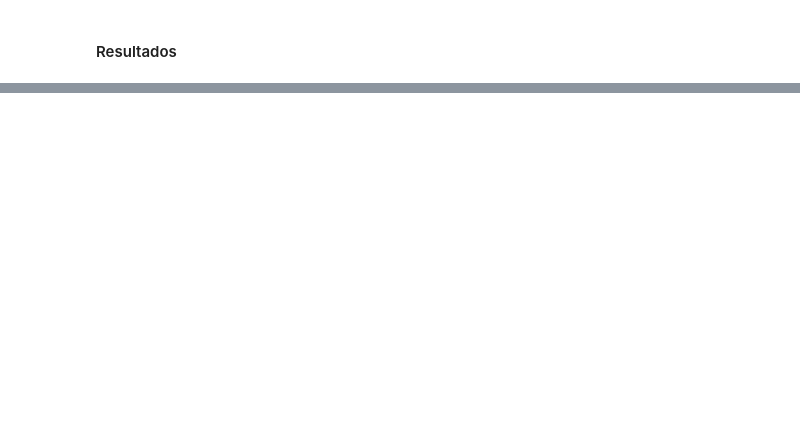
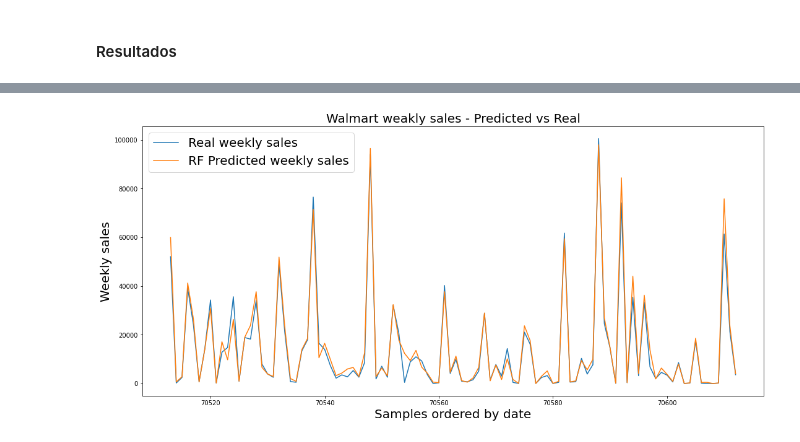
Before and after one commit to wesleydecezere/programa_ds_fc, a Jupyter notebook: Entrega 6 - Séries Temporais/Series_Temporais_Exercicio.ipynb, the cells around one changed output, grey strips where cells are left out. Saved outputs shown, nothing was run; the diff lists cells and outputs as text; code cells hidden in the pictures; blank space fills up the shorter version.

```diff
--- a/Entrega 6 - Séries Temporais/Series_Temporais_Exercicio.ipynb
+++ b/Entrega 6 - Séries Temporais/Series_Temporais_Exercicio.ipynb
@@ -515,0 +505,17 @@ ValueError: min_samples_split must be an integer greater than 1 or a float in (0
+# %%
+# seta melhor opção baseada nos hiperparâmetros
+# utiliza as melhores opções de hiperparâmetros encontrados
+rf_model_cv_gs = RandomForestRegressor(random_state=SEED)
+
+#rf_model_cv_gs.set_params(n_estimators = grid_search.best_params_['n_estimators'],
+#                          max_features = grid_search.best_params_['max_features'],
+#                          min_samples_split = grid_search.best_params_['min_samples_split'],
+#                          )
+
+rf_model_cv_gs.set_params(n_estimators = 50,
+                          max_features = 14,
+                          min_samples_split = 4,
+                          )
+
+# treina modelo com todos os dados de treino disponíveis e com os melhores hiperparâmetros encontrados
+rf_model_cv_gs.fit(X_training, y_training)
@@ -517,5 +531,5 @@ ValueError: min_samples_split must be an integer greater than 1 or a float in (0
 #### Resultados
 # %%
 # prevendo os valores no dataset de teste
-y_pred_test = rf_model_1.predict(X_test)
+y_pred_test = rf_model_cv_gs.predict(X_test)
 # %%
@@ -530,0 +547,16 @@ R² Score: 0.946
+# %%
+# Desenhando o gráfico de valores previstos por valores reais
+plt.figure(figsize=(18,8))
+plt.title('Walmart weakly sales - Predicted vs Real',fontsize=20)
+
+df = pd.DataFrame({'real':y_test,'RF':y_pred_test})
+df = df.reset_index(drop=True)
+
+
+plt.plot(df.iloc[-100:])
+plt.legend(['Real weekly sales','RF Predicted weekly sales'],fontsize=20)
+plt.ylabel('Weekly sales',fontsize=20)
+plt.xlabel('Samples ordered by date',fontsize=20)
+plt.show()
+# %% [output]
+[figure, added]
```
Also changed, not shown: parts of 27 cells of this notebook.
